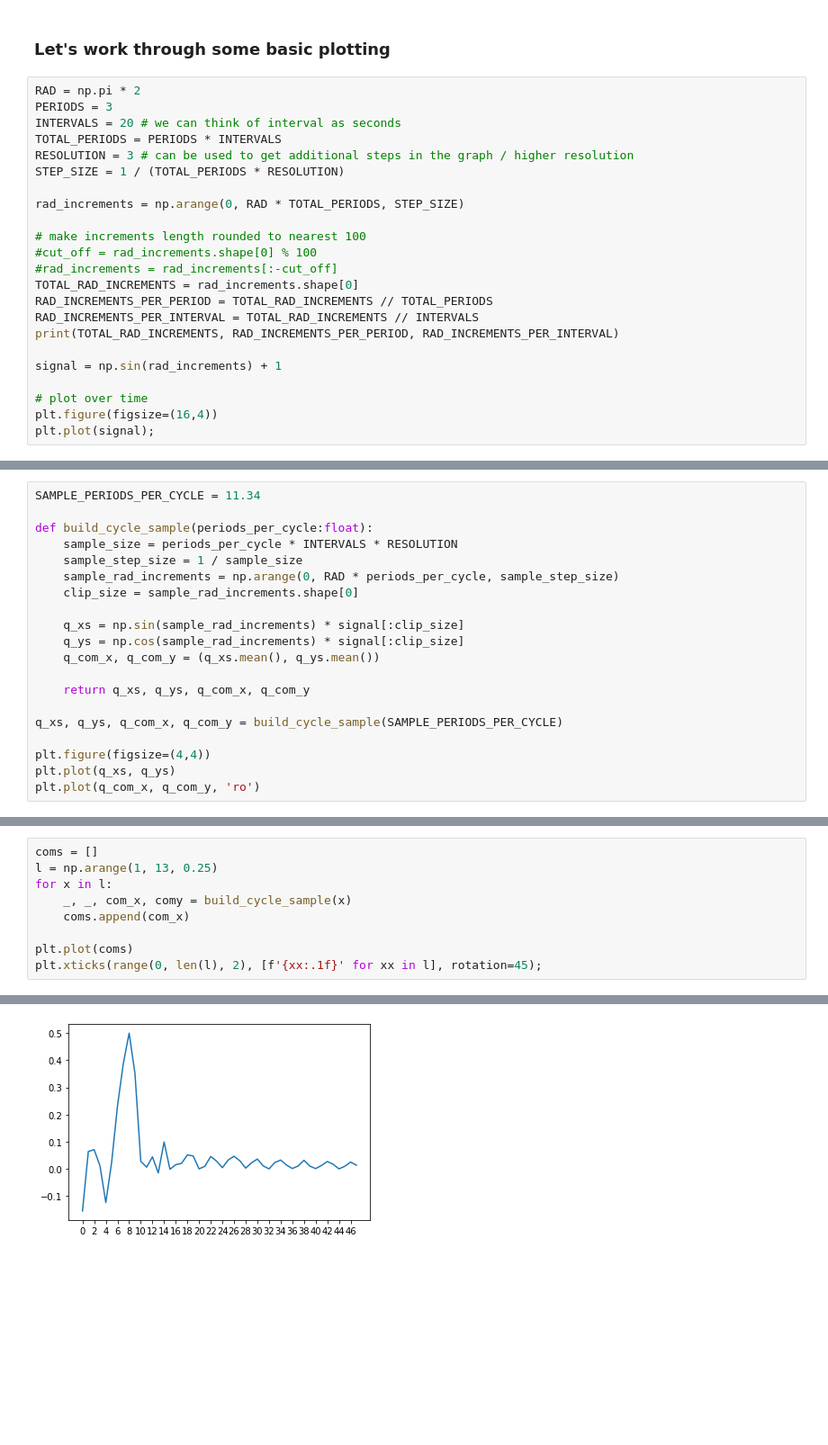
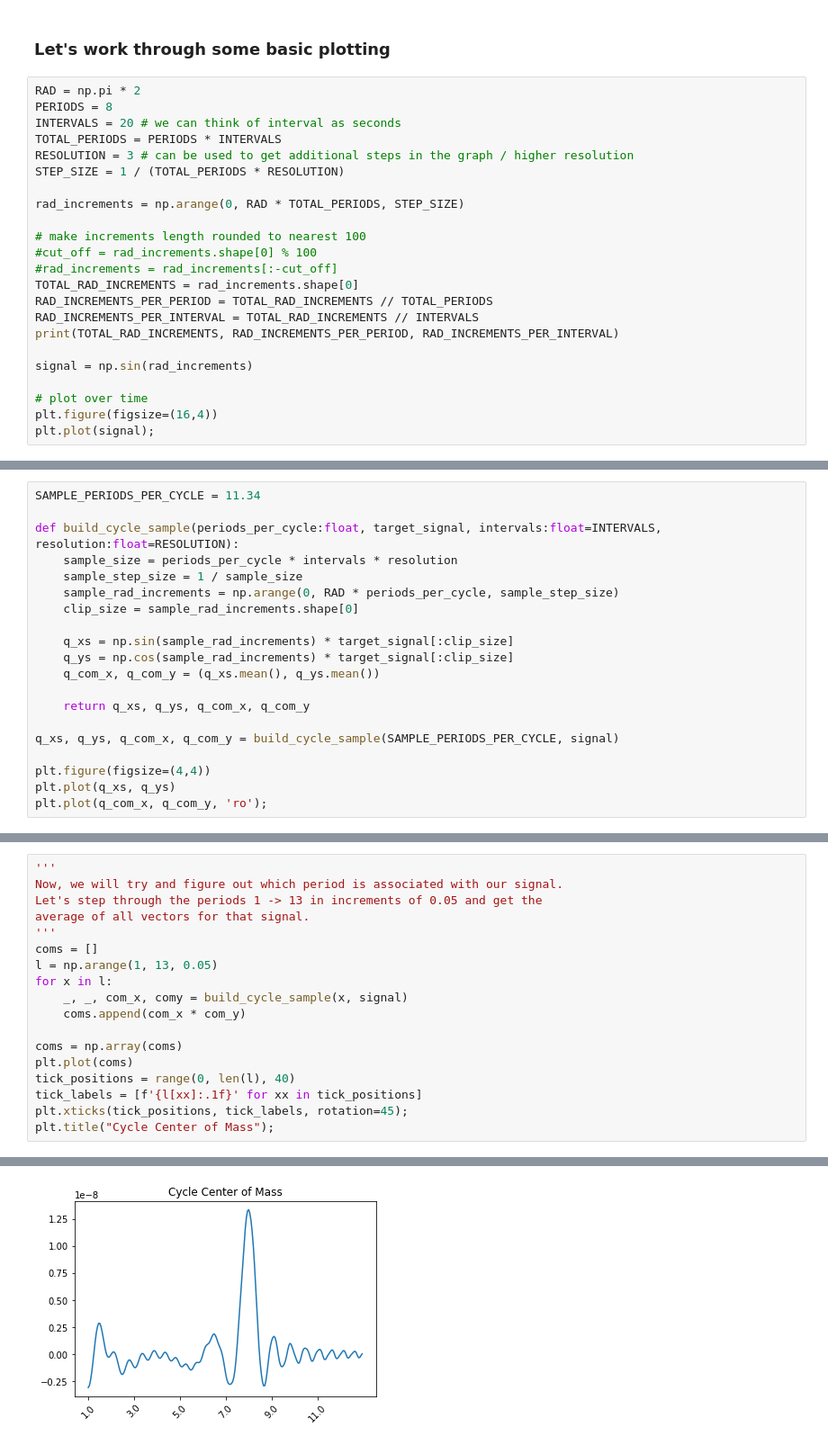
Before and after one commit to pvwoods/elko, a Jupyter notebook: notebooks/ms-stft.ipynb, the cells around one changed output, grey strips where cells are left out. Shown at 90% size. Drawn from its saved outputs; the diff is of its cells as text; blank space fills up the shorter version.

Commit message:
building up

```diff
--- a/notebooks/ms-stft.ipynb
+++ b/notebooks/ms-stft.ipynb
@@ -8,7 +8,7 @@ import random
 ### Let's work through some basic plotting
 # %%
 RAD = np.pi * 2
-PERIODS = 3
+PERIODS = 8
 INTERVALS = 20 # we can think of interval as seconds
 TOTAL_PERIODS = PERIODS * INTERVALS
 RESOLUTION = 3 # can be used to get additional steps in the graph / higher resolution
@@ -24,7 +24,7 @@ RAD_INCREMENTS_PER_PERIOD = TOTAL_RAD_INCREMENTS // TOTAL_PERIODS
 RAD_INCREMENTS_PER_INTERVAL = TOTAL_RAD_INCREMENTS // INTERVALS
 print(TOTAL_RAD_INCREMENTS, RAD_INCREMENTS_PER_PERIOD, RAD_INCREMENTS_PER_INTERVAL)
 
-signal = np.sin(rad_increments) + 1
+signal = np.sin(rad_increments)
 
 # plot over time
 plt.figure(figsize=(16,4))
@@ -59,21 +53,21 @@ plt.plot(com_x, com_y, 'ro')
 # %%
 SAMPLE_PERIODS_PER_CYCLE = 11.34
 
-def build_cycle_sample(periods_per_cycle:float):
-    sample_size = periods_per_cycle * INTERVALS * RESOLUTION
+def build_cycle_sample(periods_per_cycle:float, target_signal, intervals:float=INTERVALS, resolution:float=RESOLUTION):
+    sample_size = periods_per_cycle * intervals * resolution
     sample_step_size = 1 / sample_size
     sample_rad_increments = np.arange(0, RAD * periods_per_cycle, sample_step_size)
     clip_size = sample_rad_increments.shape[0]
 
-    q_xs = np.sin(sample_rad_increments) * signal[:clip_size]
-    q_ys = np.cos(sample_rad_increments) * signal[:clip_size]
+    q_xs = np.sin(sample_rad_increments) * target_signal[:clip_size]
+    q_ys = np.cos(sample_rad_increments) * target_signal[:clip_size]
     q_com_x, q_com_y = (q_xs.mean(), q_ys.mean())
 
     return q_xs, q_ys, q_com_x, q_com_y
 
-q_xs, q_ys, q_com_x, q_com_y = build_cycle_sample(SAMPLE_PERIODS_PER_CYCLE)
+q_xs, q_ys, q_com_x, q_com_y = build_cycle_sample(SAMPLE_PERIODS_PER_CYCLE, signal)
 
 plt.figure(figsize=(4,4))
 plt.plot(q_xs, q_ys)
-plt.plot(q_com_x, q_com_y, 'ro')
+plt.plot(q_com_x, q_com_y, 'ro');
 # %% [output]
@@ -99,10 +93,19 @@ plt.plot(rolling_average(q_xs) * rolling_average(q_ys))
 # %%
+'''
+Now, we will try and figure out which period is associated with our signal.
+Let's step through the periods 1 -> 13 in increments of 0.05 and get the
+average of all vectors for that signal.
+'''
 coms = []
-l = np.arange(1, 13, 0.25)
+l = np.arange(1, 13, 0.05)
 for x in l:
-    _, _, com_x, comy = build_cycle_sample(x)
-    coms.append(com_x)
+    _, _, com_x, comy = build_cycle_sample(x, signal)
+    coms.append(com_x * com_y)
 
+coms = np.array(coms)
 plt.plot(coms)
-plt.xticks(range(0, len(l), 2), [f'{xx:.1f}' for xx in l], rotation=45);
+tick_positions = range(0, len(l), 40)
+tick_labels = [f'{l[xx]:.1f}' for xx in tick_positions]
+plt.xticks(tick_positions, tick_labels, rotation=45);
+plt.title("Cycle Center of Mass");
 # %% [output]
@@ -110 +112 @@ ValueError: The number of FixedLocator locations (24), usually from a call to se
-[figure, old version]
+[figure, new version]
```
Also changed, not shown: parts of 14 cells of this notebook.
